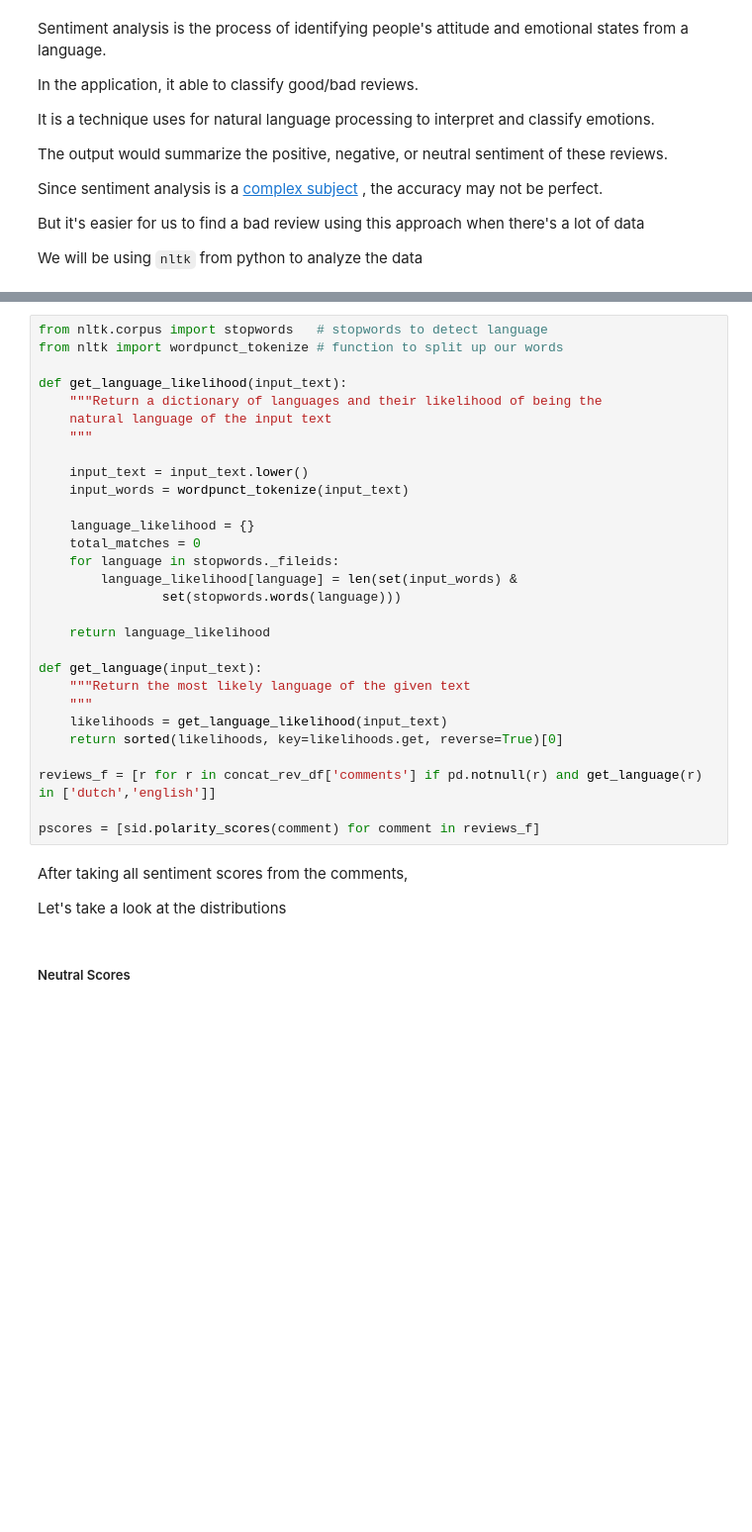
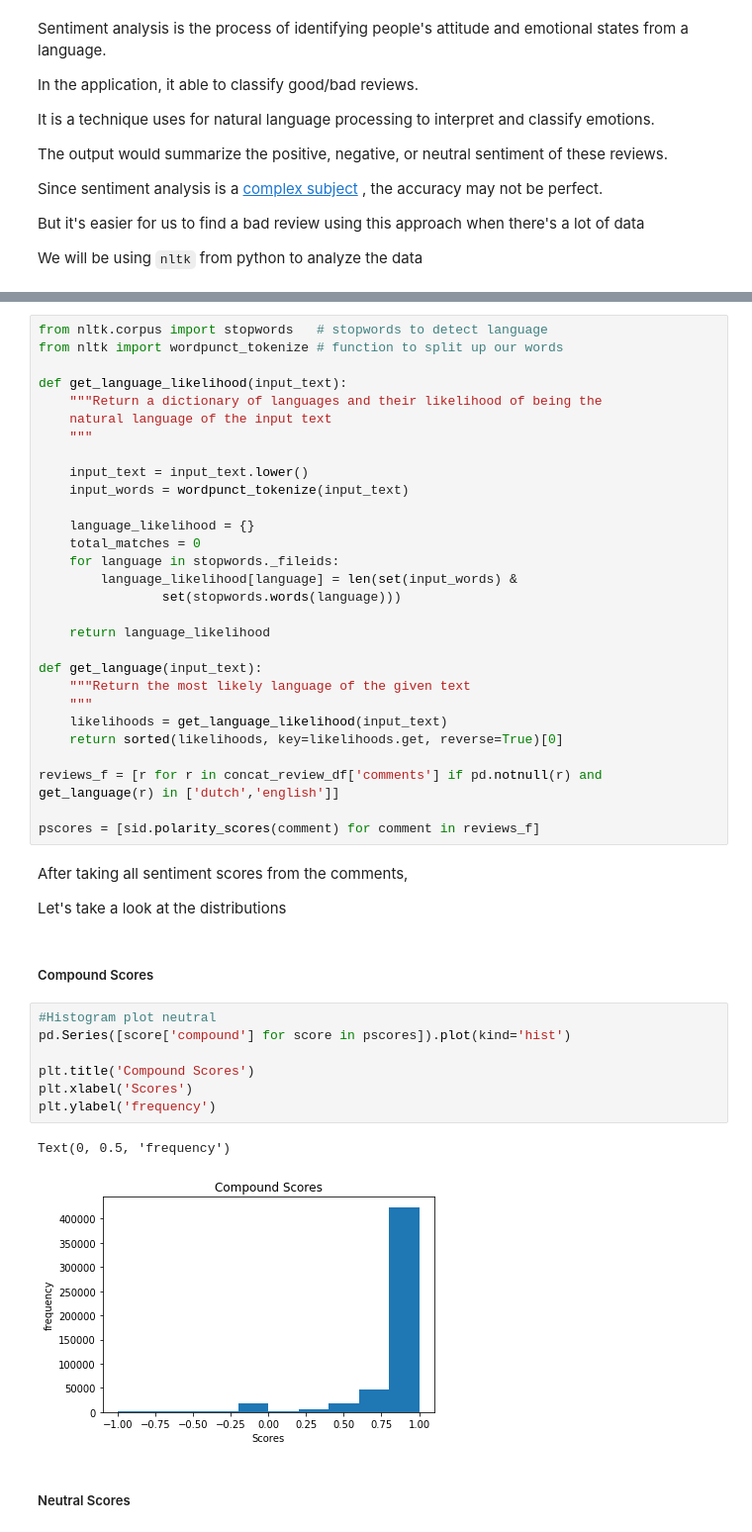
Before and after one commit to sarumaha/airbnb_sentiment_analysis, a Jupyter notebook: airbnb_sentiment_analysis.ipynb, the cells around one changed output, grey strips where cells are left out. Shown at 99% size. Saved outputs shown, nothing was run; the diff lists cells and outputs as text; blank space fills up the shorter version.

```diff
--- a/airbnb_sentiment_analysis.ipynb
+++ b/airbnb_sentiment_analysis.ipynb
@@ -312,13 +313,25 @@ def get_language(input_text):
     likelihoods = get_language_likelihood(input_text)
     return sorted(likelihoods, key=likelihoods.get, reverse=True)[0]
 
-reviews_f = [r for r in concat_rev_df['comments'] if pd.notnull(r) and get_language(r) in ['dutch','english']]
+reviews_f = [r for r in concat_review_df['comments'] if pd.notnull(r) and get_language(r) in ['dutch','english']]
 
 pscores = [sid.polarity_scores(comment) for comment in reviews_f]
 # %% [markdown]
 After taking all sentiment scores from the comments,
 
 Let's take a look at the distributions
+# %% [markdown]
+##### Compound Scores
+# %%
+#Histogram plot neutral
+pd.Series([score['compound'] for score in pscores]).plot(kind='hist')
+
+plt.title('Compound Scores')
+plt.xlabel('Scores')
+plt.ylabel('frequency')
+# %% [output]
+Text(0, 0.5, 'frequency')
+[figure, added]
 # %% [markdown]
 ##### Neutral Scores
 # %%
```
Also changed, not shown: parts of 32 cells of this notebook.
